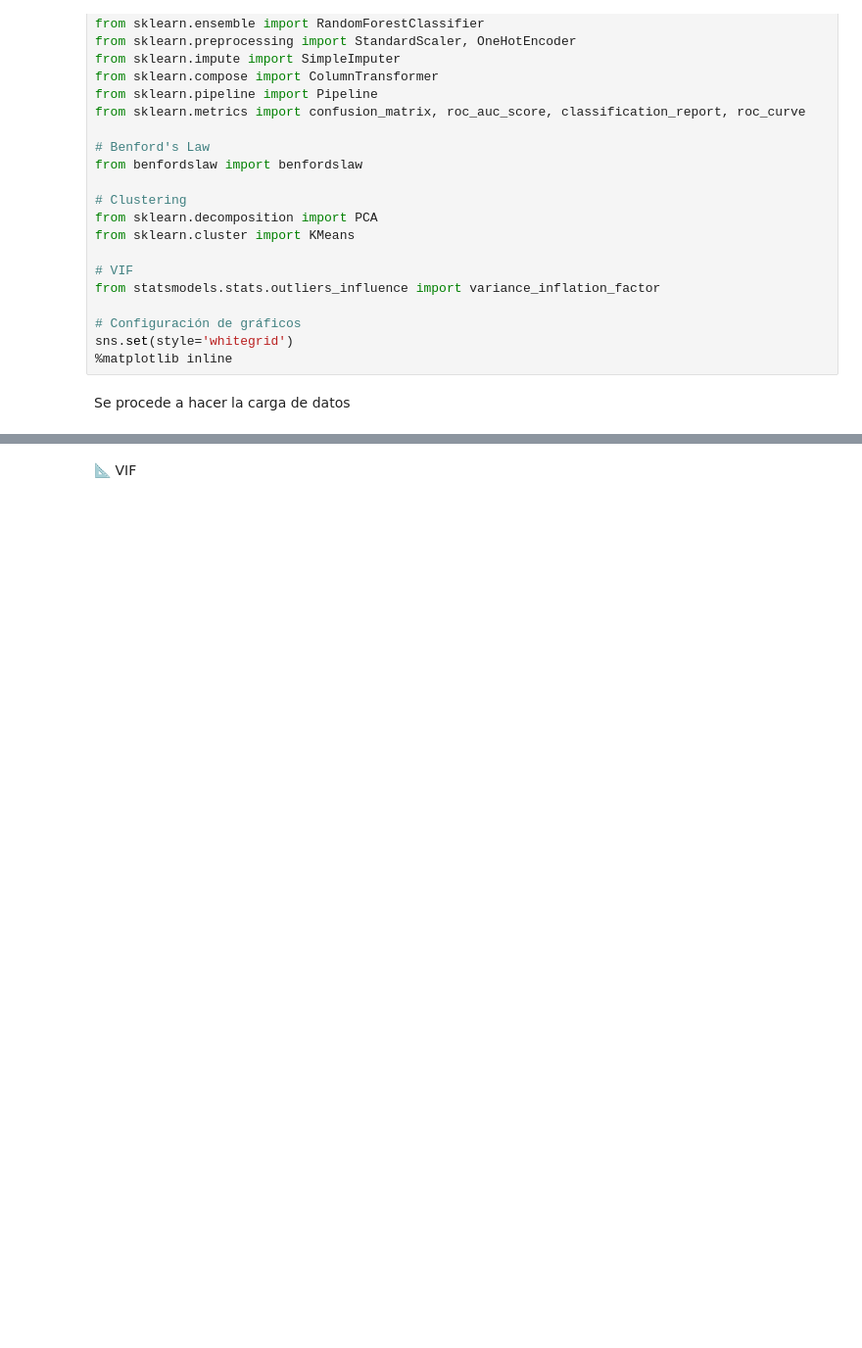
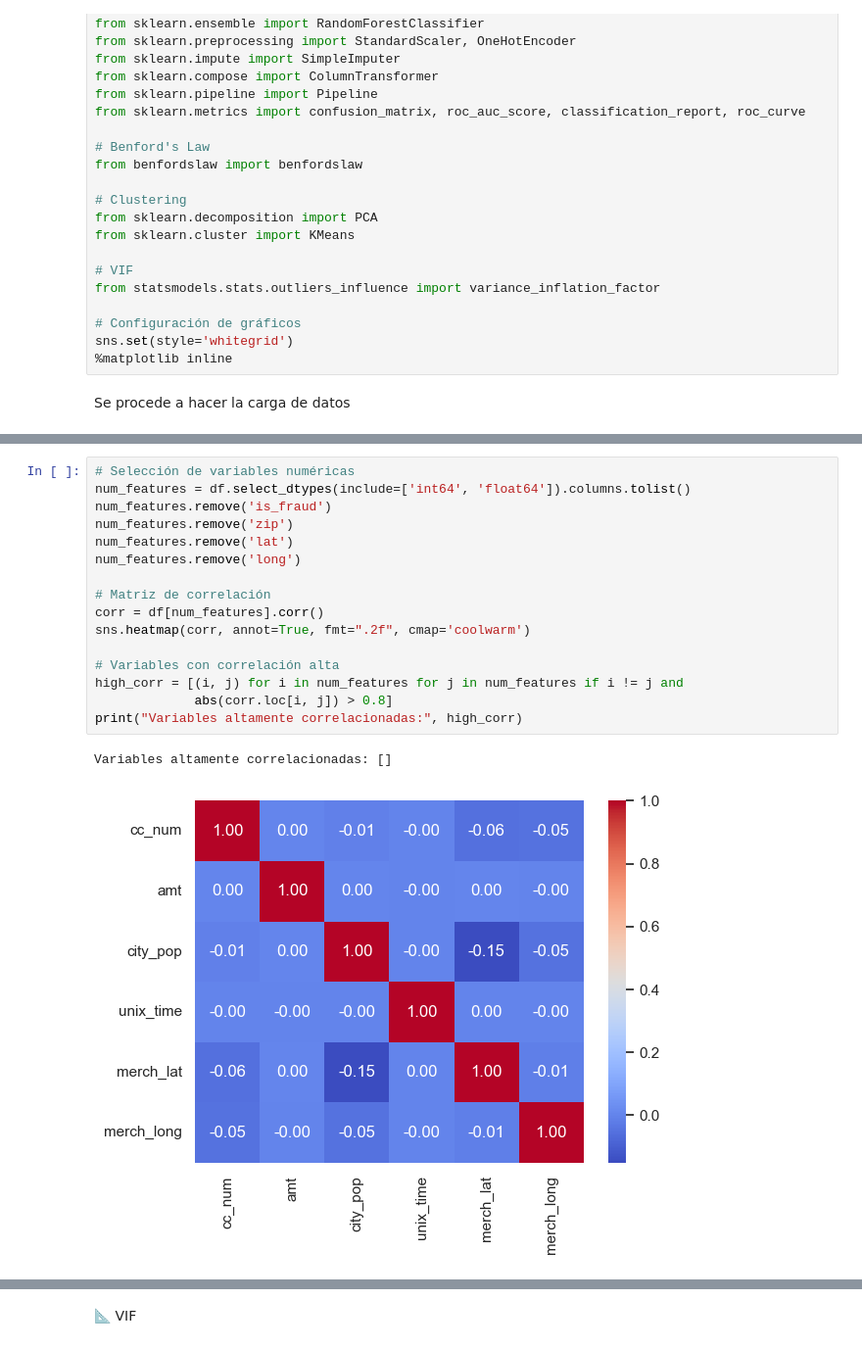
Before and after one commit to rbasa/fraude-tc, a Jupyter notebook: fraud.ipynb, the cells around one changed output, grey strips where cells are left out. Shown at 98% size. Saved outputs shown, nothing was run; the diff lists cells and outputs as text; blank space fills up the shorter version.

```diff
--- a/fraud.ipynb
+++ b/fraud.ipynb
@@ -95,0 +103,19 @@ Name: proportion, dtype: float64
+# %%
+# Selección de variables numéricas
+num_features = df.select_dtypes(include=['int64', 'float64']).columns.tolist()
+num_features.remove('is_fraud')
+num_features.remove('zip')
+num_features.remove('lat')
+num_features.remove('long')
+
+# Matriz de correlación
+corr = df[num_features].corr()
+sns.heatmap(corr, annot=True, fmt=".2f", cmap='coolwarm')
+
+# Variables con correlación alta
+high_corr = [(i, j) for i in num_features for j in num_features if i != j and
+             abs(corr.loc[i, j]) > 0.8]
+print("Variables altamente correlacionadas:", high_corr)
+# %% [output]
+Variables altamente correlacionadas: []
+[figure, added]
```
Also changed, not shown: parts of 35 cells of this notebook, 2 other files.
